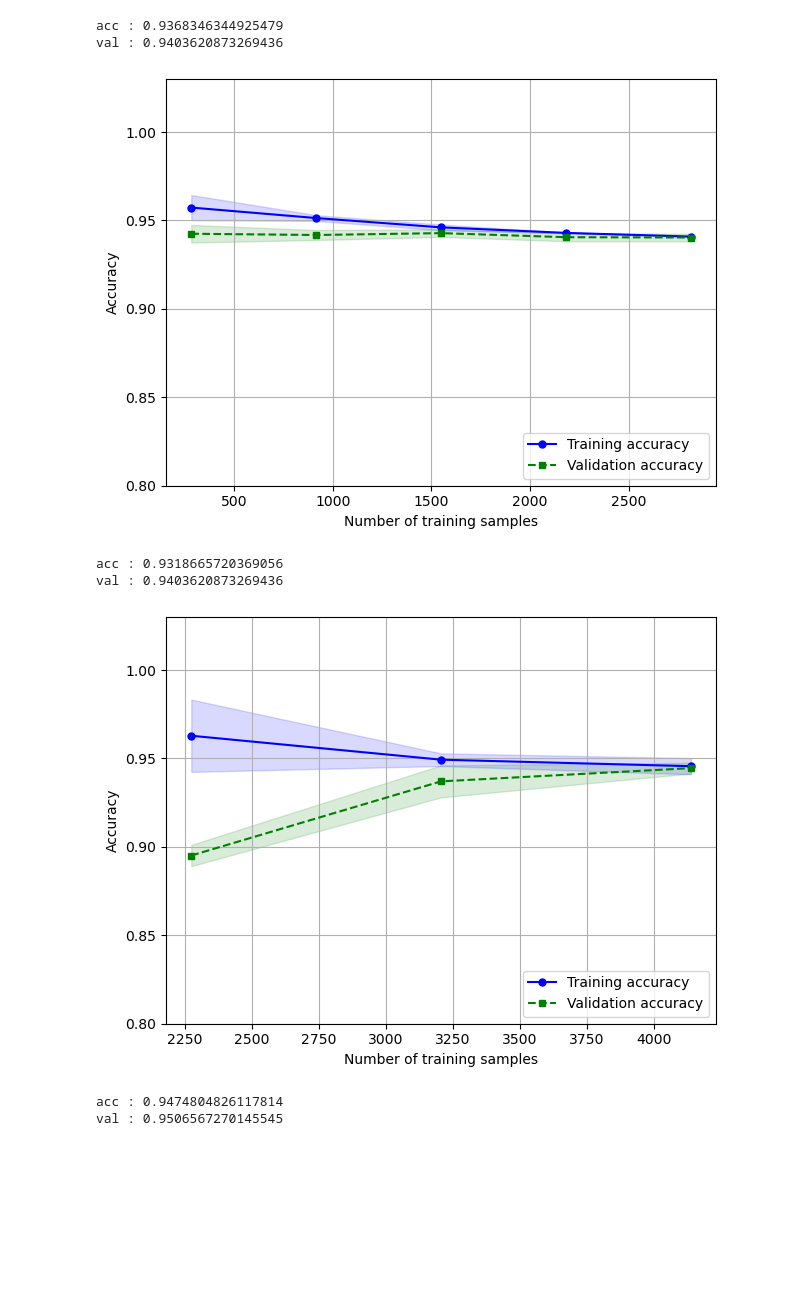
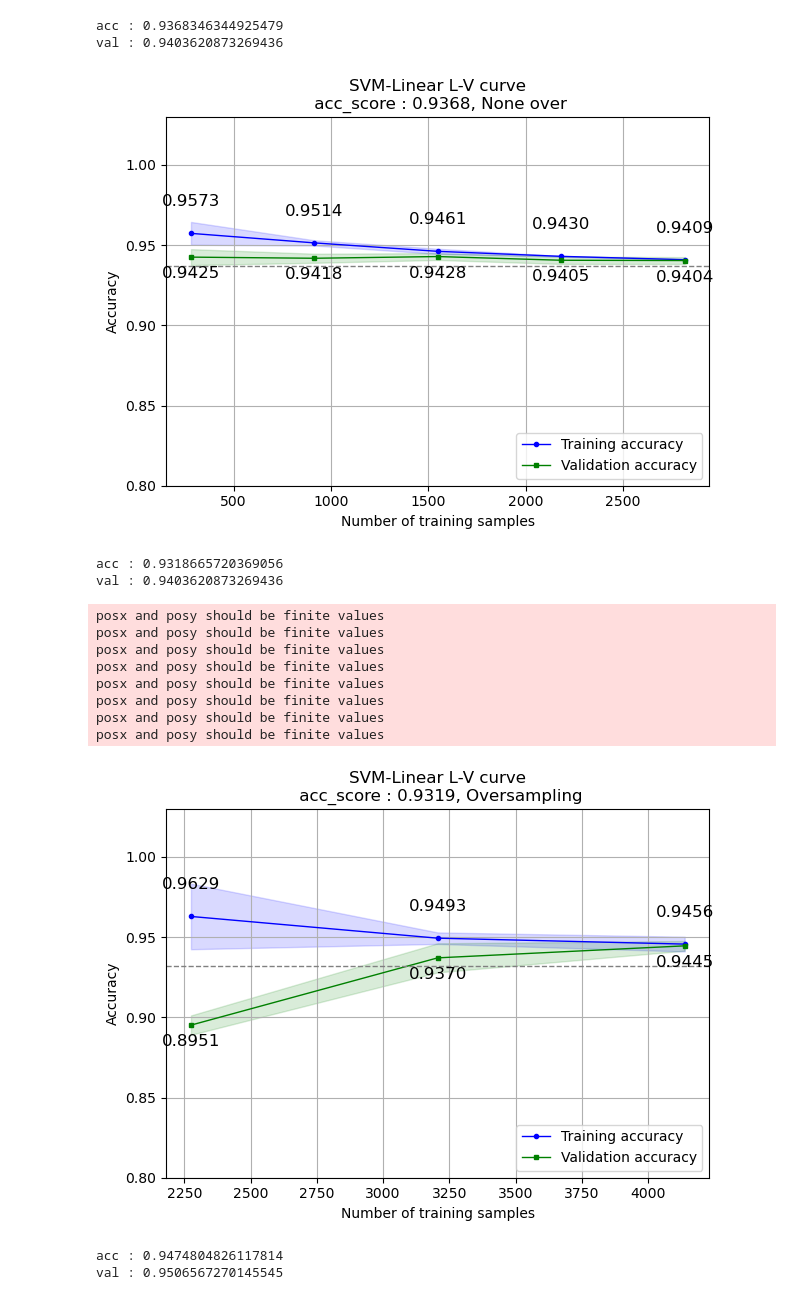
Before and after one commit to uhyozzy/TelecomChurnPrediction, a Jupyter notebook: modeling/Modeling.ipynb, the cells around one changed output. Saved outputs shown, nothing was run; the diff lists cells and outputs as text; code cells hidden in the pictures; blank space fills up the shorter version.

```diff
--- a/modeling/Modeling.ipynb
+++ b/modeling/Modeling.ipynb
@@ -305,3 +386,7 @@ x_train_over.shape, y_train_over.shape, x_train.shape, y_train.shape, x_test.sha
 # %%
 # Preprocessing done data loading
 x_train, x_test = x_train_scaled_encoded.copy(), x_test_scaled_encoded.copy()
+# %%
+model_logistic = LogisticRegression()
+acc_val_calc(model_logistic, x_train, y_train, x_test, y_test)
+learn_valid_curve_plot(model_logistic, x_train, y_train)
@@ -358,13 +458,22 @@ train_std = np.std(train_scores, axis=1)
 test_mean = np.mean(test_scores, axis=1)
 test_std = np.std(test_scores, axis=1)
 
-plt.plot(train_sizes, train_mean, color='blue', marker='o', markersize=5, label='Training accuracy')
+plt.plot(train_sizes, train_mean, color='blue', marker='o', markersize=3, label='Training accuracy', linewidth=1)
 plt.fill_between(train_sizes, train_mean + train_std, train_mean - train_std, alpha=0.15, color='blue')
+for i in range(len(train_sizes)):
+    height = train_mean[i]
+    plt.text(train_sizes[i], height+0.015, '%.4f'%height, ha='center', va='bottom', size = 12)
 
-plt.plot(train_sizes, test_mean, color='green', linestyle='--', marker='s', markersize=5, label='Validation accuracy')
+plt.plot(train_sizes, test_mean, color='green', marker='s', markersize=3, label='Validation accuracy', linewidth=1)
 plt.fill_between(train_sizes, test_mean + test_std, test_mean - test_std, alpha=0.15, color='green')
+for i in range(len(train_sizes)):
+    height = test_mean[i]
+    plt.text(train_sizes[i], height-0.015, '%.4f'%height, ha='center', va='bottom', size = 12)
 
 plt.grid()
+plt.title('Logistic regression L-V curve\n acc_score : %.4f, Oversampling'%acc_score)
+# plt.axhline(val_score.mean(), color='red', linestyle='--', linewidth=1)
+plt.axhline(acc_score, color='gray', linestyle='--', linewidth=1)
 plt.xlabel('Number of training samples')
 plt.ylabel('Accuracy')
 plt.legend(loc='lower right')
@@ -394,13 +511,22 @@ train_std = np.std(train_scores, axis=1)
 test_mean = np.mean(test_scores, axis=1)
 test_std = np.std(test_scores, axis=1)
 
-plt.plot(train_sizes, train_mean, color='blue', marker='o', markersize=5, label='Training accuracy')
+plt.plot(train_sizes, train_mean, color='blue', marker='o', markersize=3, label='Training accuracy', linewidth=1)
 plt.fill_between(train_sizes, train_mean + train_std, train_mean - train_std, alpha=0.15, color='blue')
+for i in range(len(train_sizes)):
+    height = train_mean[i]
+    plt.text(train_sizes[i], height+0.015, '%.4f'%height, ha='center', va='bottom', size = 12)
 
-plt.plot(train_sizes, test_mean, color='green', linestyle='--', marker='s', markersize=5, label='Validation accuracy')
+plt.plot(train_sizes, test_mean, color='green', marker='s', markersize=3, label='Validation accuracy', linewidth=1)
 plt.fill_between(train_sizes, test_mean + test_std, test_mean - test_std, alpha=0.15, color='green')
+for i in range(len(train_sizes)):
+    height = test_mean[i]
+    plt.text(train_sizes[i], height-0.015, '%.4f'%height, ha='center', va='bottom', size = 12)
 
 plt.grid()
+plt.title('SVM-Linear L-V curve\n acc_score : %.4f, None over'%acc_score)
+# plt.axhline(val_score.mean(), color='red', linestyle='--', linewidth=1)
+plt.axhline(acc_score, color='gray', linestyle='--', linewidth=1)
 plt.xlabel('Number of training samples')
 plt.ylabel('Accuracy')
 plt.legend(loc='lower right')
@@ -408,7 +534,7 @@ plt.ylim([0.8, 1.03])
 plt.tight_layout()
 plt.show()
 # %% [output]
-[figure, old version]
+[figure, new version]
 # %%
 # Oversampling data
 model_svm.fit(x_train_over, y_train_over)
@@ -423,26 +549,43 @@ val : 0.9403620873269436
 # %%
 train_sizes, train_scores, test_scores = learning_curve(estimator=model_svm, X=x_train_over, y=y_train_over, cv=2, n_jobs=1)
 
 train_mean = np.mean(train_scores, axis=1)
 train_std = np.std(train_scores, axis=1)
 test_mean = np.mean(test_scores, axis=1)
 test_std = np.std(test_scores, axis=1)
 
-plt.plot(train_sizes, train_mean, color='blue', marker='o', markersize=5, label='Training accuracy')
+plt.plot(train_sizes, train_mean, color='blue', marker='o', markersize=3, label='Training accuracy', linewidth=1)
 plt.fill_between(train_sizes, train_mean + train_std, train_mean - train_std, alpha=0.15, color='blue')
+for i in range(len(train_sizes)):
+    height = train_mean[i]
+    plt.text(train_sizes[i], height+0.015, '%.4f'%height, ha='center', va='bottom', size = 12)
 
-plt.plot(train_sizes, test_mean, color='green', linestyle='--', marker='s', markersize=5, label='Validation accuracy')
+plt.plot(train_sizes, test_mean, color='green', marker='s', markersize=3, label='Validation accuracy', linewidth=1)
 plt.fill_between(train_sizes, test_mean + test_std, test_mean - test_std, alpha=0.15, color='green')
+for i in range(len(train_sizes)):
+    height = test_mean[i]
+    plt.text(train_sizes[i], height-0.015, '%.4f'%height, ha='center', va='bottom', size = 12)
 
 plt.grid()
+plt.title('SVM-Linear L-V curve\n acc_score : %.4f, Oversampling'%acc_score)
+# plt.axhline(val_score.mean(), color='red', linestyle='--', linewidth=1)
+plt.axhline(acc_score, color='gray', linestyle='--', linewidth=1)
 plt.xlabel('Number of training samples')
 plt.ylabel('Accuracy')
 plt.legend(loc='lower right')
 plt.ylim([0.8, 1.03])
 plt.tight_layout()
 plt.show()
 # %% [output]
+posx and posy should be finite values
+posx and posy should be finite values
+posx and posy should be finite values
+posx and posy should be finite values
+posx and posy should be finite values
+posx and posy should be finite values
+posx and posy should be finite values
+posx and posy should be finite values
-[figure, old version]
+[figure, new version]
 # %%
 model_svm_rbf = svm.SVC(kernel='rbf', probability=True)
 model_svm_rbf.fit(x_train, y_train)
```
Also changed, not shown: parts of 35 cells of this notebook, 3 other files.
